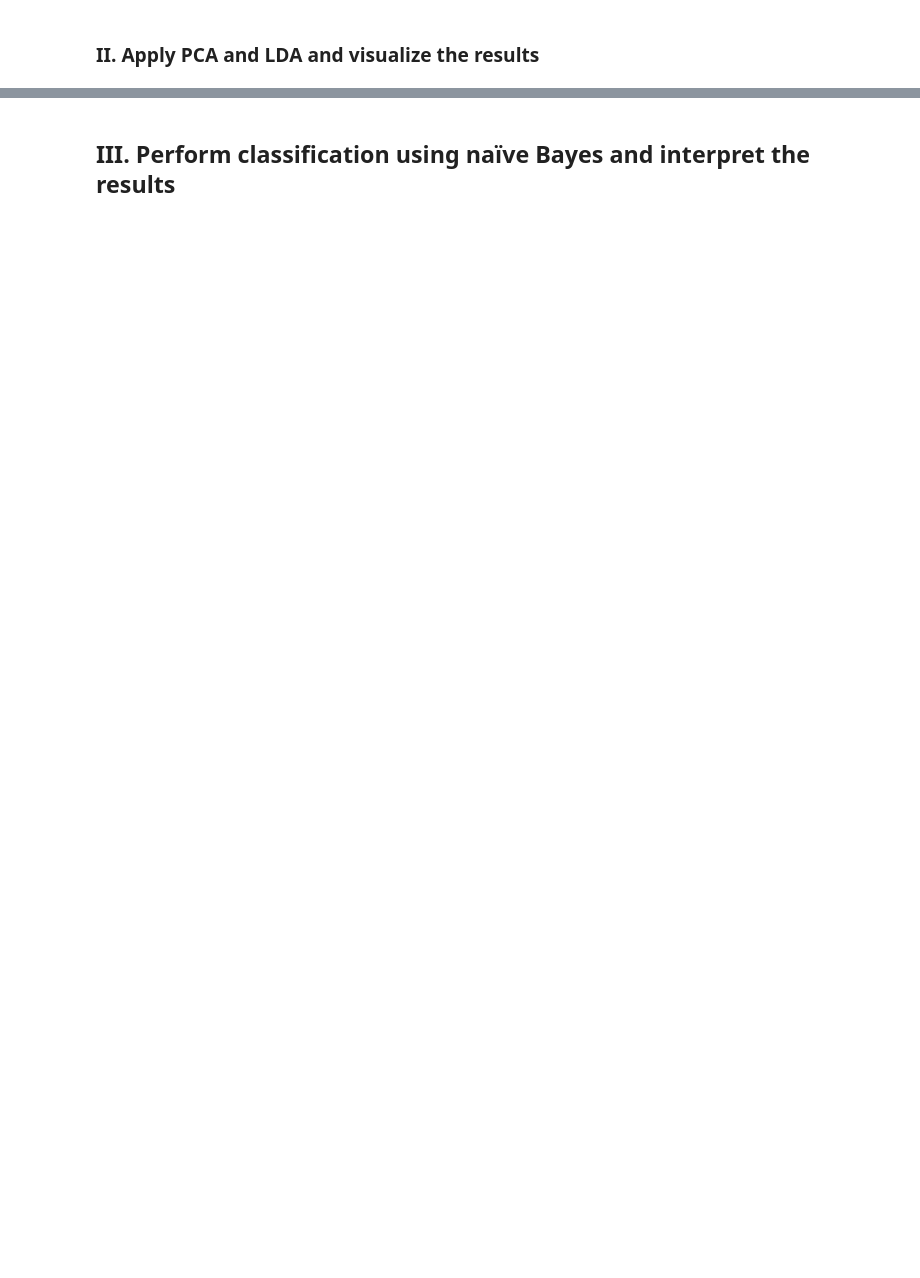
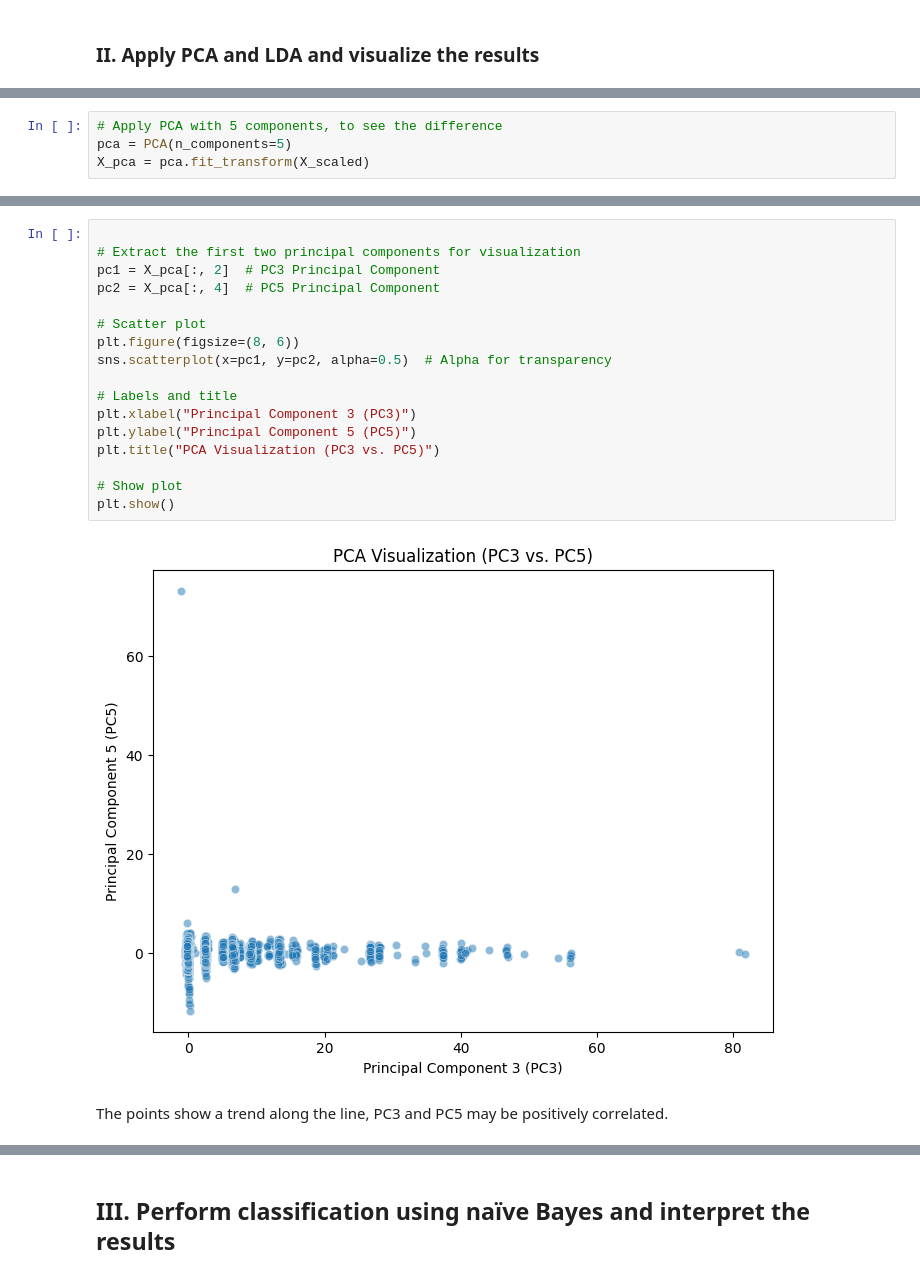
Before and after one commit to jharana-adhikari-AI/Credit_Card_Fraud_Detection, a Jupyter notebook: Assignment_Neural_Networks_and_Deep_Learning.ipynb, the cells around one changed output, grey strips where cells are left out. Saved outputs shown, nothing was run; the diff lists cells and outputs as text; blank space fills up the shorter version.

```diff
--- a/Assignment_Neural_Networks_and_Deep_Learning.ipynb
+++ b/Assignment_Neural_Networks_and_Deep_Learning.ipynb
@@ -826,0 +931,4 @@ array([[-0.7367768 , -0.36324167],
+# %%
+# Apply PCA with 5 components, to see the difference
+pca = PCA(n_components=5)
+X_pca = pca.fit_transform(X_scaled)
@@ -826,0 +967,21 @@ array([[-0.7367768 , -0.36324167],
+# %%
+
+# Extract the first two principal components for visualization
+pc1 = X_pca[:, 2]  # PC3 Principal Component
+pc2 = X_pca[:, 4]  # PC5 Principal Component
+
+# Scatter plot
+plt.figure(figsize=(8, 6))
+sns.scatterplot(x=pc1, y=pc2, alpha=0.5)  # Alpha for transparency
+
+# Labels and title
+plt.xlabel("Principal Component 3 (PC3)")
+plt.ylabel("Principal Component 5 (PC5)")
+plt.title("PCA Visualization (PC3 vs. PC5)")
+
+# Show plot
+plt.show()
+# %% [output]
+[figure, added]
+# %% [markdown]
+The points show a trend along the line,  PC3 and PC5 may be positively correlated.
```
Also changed, not shown: parts of 102 cells of this notebook.
